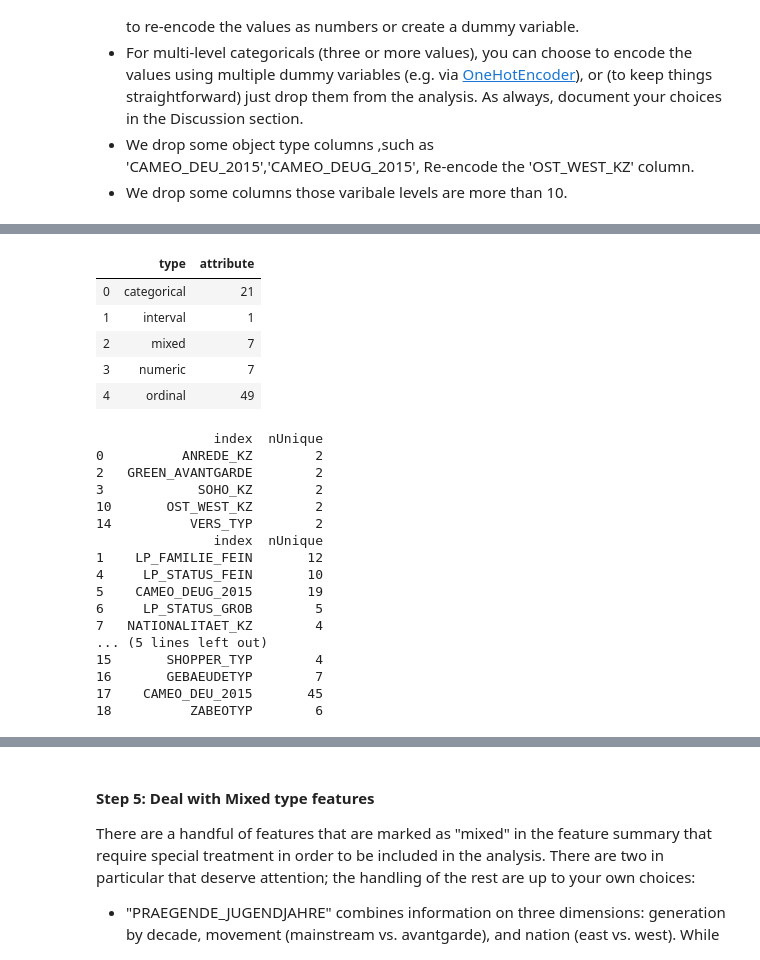
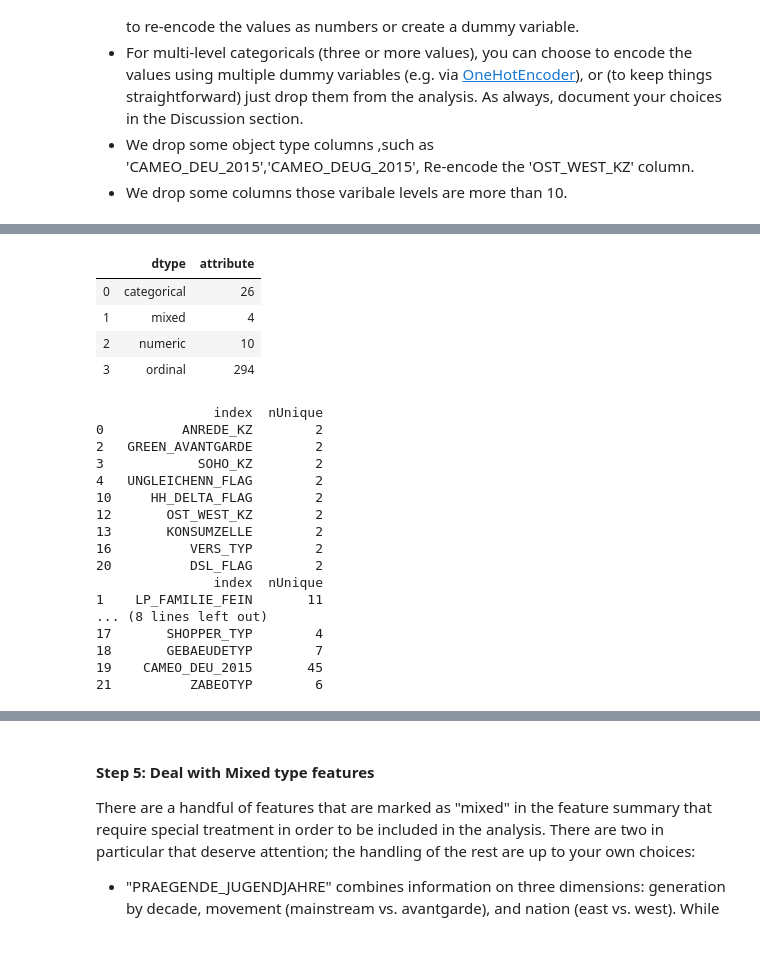
Before and after one commit to helloxms/Capstone-project-Arvato, a Jupyter notebook: Arvato Project Workbook.ipynb, the cells around one changed output, grey strips where cells are left out. Cells and saved outputs as stored; diff of their text form; code cells hidden in the pictures.

```diff
--- a/Arvato Project Workbook.ipynb
+++ b/Arvato Project Workbook.ipynb
@@ -344,20 +335,19 @@ obj_df
 # %%
 # How many features are there of each data type?
-feat_info = pd.read_csv('AZDIAS_Feature_Summary.csv', sep=';')
-features = feat_info.groupby(['type'], as_index=False)[['attribute']].count()
+feat_info = pd.read_csv('DIAS_Feature_Summary.csv', sep=';')
+features = feat_info.groupby(['dtype'], as_index=False)[['attribute']].count()
 features
 # %% [output]
-|  | type | attribute |
-| 0 | categorical | 21 |
-| 1 | interval | 1 |
-| 2 | mixed | 7 |
-| 3 | numeric | 7 |
-| 4 | ordinal | 49 |
+|  | dtype | attribute |
+| 0 | categorical | 26 |
+| 1 | mixed | 4 |
+| 2 | numeric | 10 |
+| 3 | ordinal | 294 |
 # %%
 # Assess categorical variables: which are binary, which are multi-level, and
 # which one needs to be re-encoded?
-featDF = feat_info[['attribute','type']]
-featDF = featDF.loc[featDF['type'] == 'categorical']
+featDF = feat_info[['attribute','dtype']]
+featDF = featDF.loc[featDF['dtype'] == 'categorical']
 
 categoricals = featDF['attribute'].values
 attList = list(set(azdias.columns.values).intersection(categoricals))
@@ -376,19 +366,19 @@ print(mulDF)
 0          ANREDE_KZ        2
 2   GREEN_AVANTGARDE        2
 3            SOHO_KZ        2
-10       OST_WEST_KZ        2
-14          VERS_TYP        2
+4   UNGLEICHENN_FLAG        2
+10     HH_DELTA_FLAG        2
+12       OST_WEST_KZ        2
+13       KONSUMZELLE        2
+16          VERS_TYP        2
+20          DSL_FLAG        2
                index  nUnique
-1    LP_FAMILIE_FEIN       12
-4     LP_STATUS_FEIN       10
-5    CAMEO_DEUG_2015       19
-6     LP_STATUS_GROB        5
-7   NATIONALITAET_KZ        4
-... (5 lines left out)
-15       SHOPPER_TYP        4
-16       GEBAEUDETYP        7
-17    CAMEO_DEU_2015       45
-18          ZABEOTYP        6
+1    LP_FAMILIE_FEIN       11
+... (8 lines left out)
+17       SHOPPER_TYP        4
+18       GEBAEUDETYP        7
+19    CAMEO_DEU_2015       45
+21          ZABEOTYP        6
 # %%
 cat_azdias1.info()
 # %% [output]
```
Also changed, not shown: parts of 27 cells of this notebook, 1 other file.
